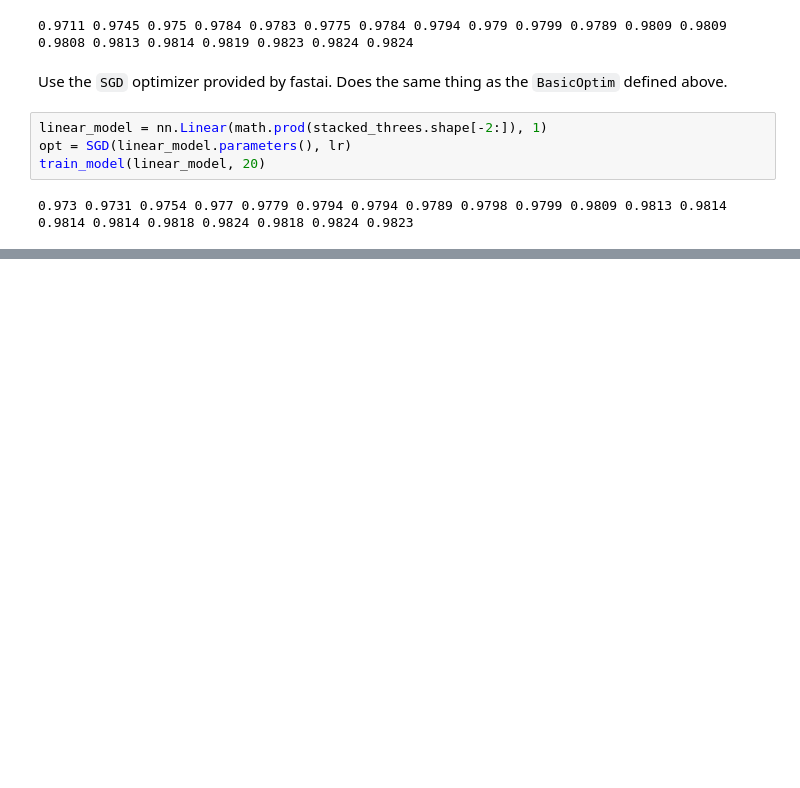
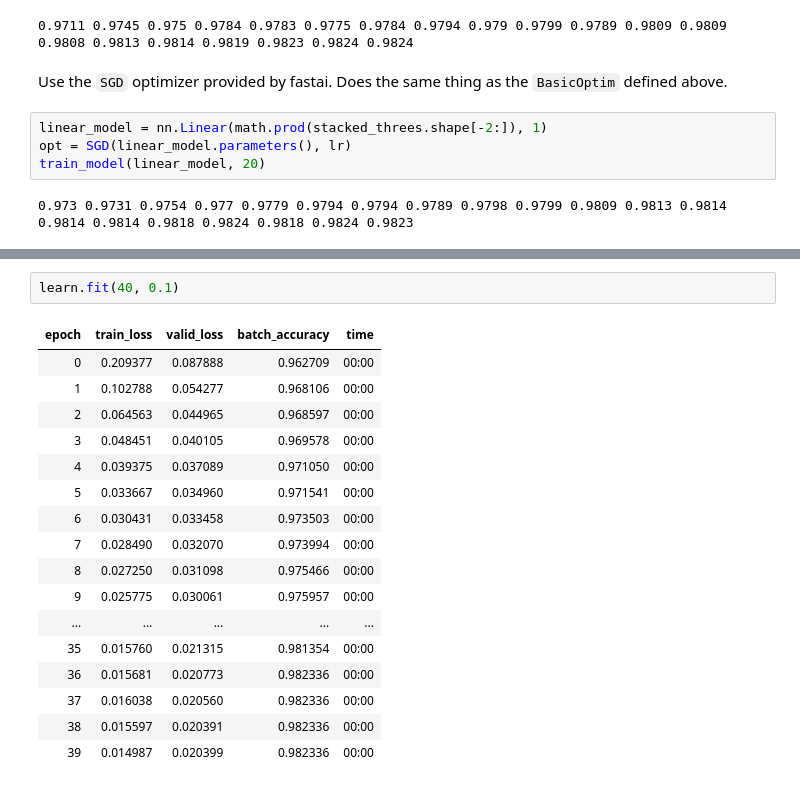
Before and after one commit to CodeWithOz/fastai-deep-learn-coders, a Jupyter notebook: ch_04_mnist_pt2.ipynb, the cells around one changed output, grey strips where cells are left out. Drawn from its saved outputs; the diff is of its cells as text; blank space fills up the shorter version.

```diff
--- a/ch_04_mnist_pt2.ipynb
+++ b/ch_04_mnist_pt2.ipynb
@@ -528,0 +623,20 @@ train_model(linear_model, 20)
+# %%
+learn.fit(40, 0.1)
+# %% [output]
+| epoch | train_loss | valid_loss | batch_accuracy | time |
+| 0 | 0.209377 | 0.087888 | 0.962709 | 00:00 |
+| 1 | 0.102788 | 0.054277 | 0.968106 | 00:00 |
+| 2 | 0.064563 | 0.044965 | 0.968597 | 00:00 |
+| 3 | 0.048451 | 0.040105 | 0.969578 | 00:00 |
+| 4 | 0.039375 | 0.037089 | 0.971050 | 00:00 |
+| 5 | 0.033667 | 0.034960 | 0.971541 | 00:00 |
+| 6 | 0.030431 | 0.033458 | 0.973503 | 00:00 |
+| 7 | 0.028490 | 0.032070 | 0.973994 | 00:00 |
+| 8 | 0.027250 | 0.031098 | 0.975466 | 00:00 |
+| 9 | 0.025775 | 0.030061 | 0.975957 | 00:00 |
+| ... | ... | ... | ... | ... |
+| 35 | 0.015760 | 0.021315 | 0.981354 | 00:00 |
+| 36 | 0.015681 | 0.020773 | 0.982336 | 00:00 |
+| 37 | 0.016038 | 0.020560 | 0.982336 | 00:00 |
+| 38 | 0.015597 | 0.020391 | 0.982336 | 00:00 |
+| 39 | 0.014987 | 0.020399 | 0.982336 | 00:00 |
```
Also changed, not shown: parts of 19 cells of this notebook.
